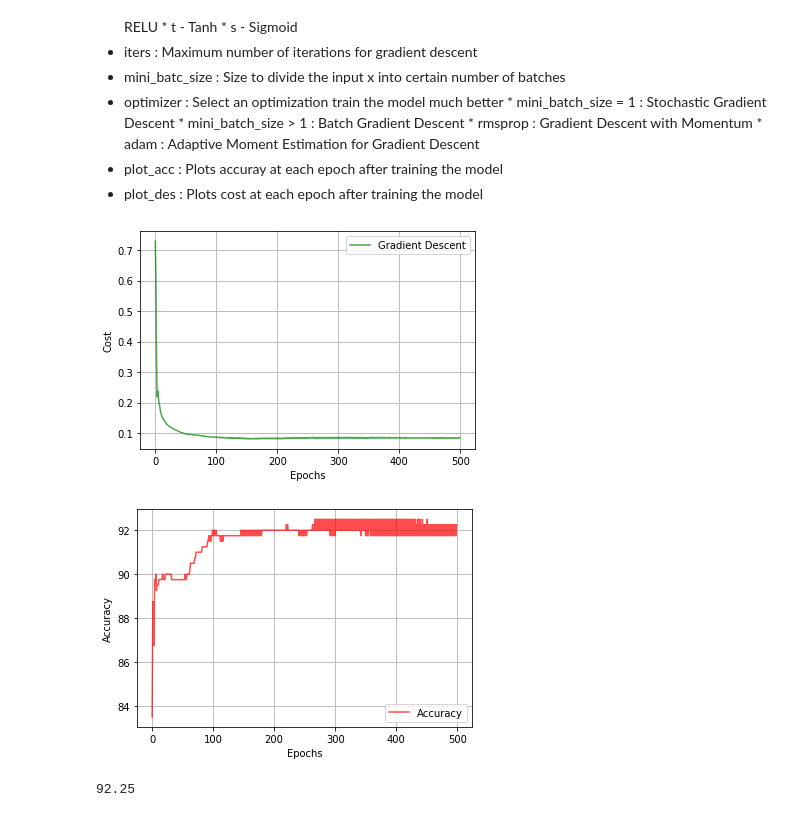
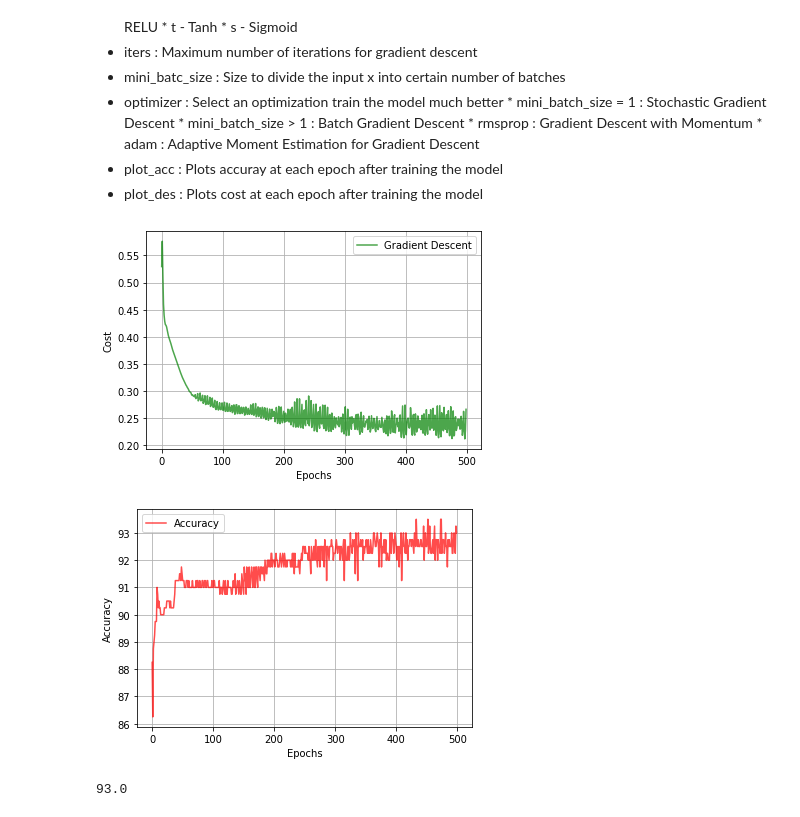
Before and after one commit to narayana8799/Deep-Neural-Network-from-scratch, a Jupyter notebook: Deep Neural Networks from scratch.ipynb, the cells around one changed output. Cells and saved outputs as stored; diff of their text form; code cells hidden in the pictures.

```diff
--- a/Deep Neural Networks from scratch.ipynb
+++ b/Deep Neural Networks from scratch.ipynb
@@ -22,7 +22,7 @@ from math import ceil
 class DNN:
 
     def __init__(self, layers, acts=None, lr=0.001, optimizer=None, iters=2500, mini_batch_size=128,\
-                 beta1=0.9, beta2=0.999, plot_acc=1, plot_descent=1):
+                 lambd=0, beta1=0.9, beta2=0.999, plot_acc=1, plot_descent=1):
         self.layers = layers
         self.acts = None
         self.lr = lr
@@ -30,6 +30,7 @@ class DNN:
         self.beta2 = beta2
         self.epsilon = 1e-7
         self.iters = iters
+        self.lambd = lambd
         self.mbs = mini_batch_size
         self.optimizer = optimizer
         self.ptac, self.ptds = plot_acc, plot_descent
@@ -37,7 +38,8 @@ class DNN:
 
         self.W, self.B, self.A, self.Z = {}, {}, {}, {}
         self.dw, self.db, self.dz = {}, {}, {}
-        self.vdw, self.vdb, self.adw, self.adb, self.cvdw, self.cvdb, self.cadw, self.cadb = {}, {}, {}, {}, {}, {}, {}, {}
+        self.vdw, self.vdb, self.adw, self.adb, self.cvdw, self.cvdb, self.cadw, self.cadb = \
+                                                            {}, {}, {}, {}, {}, {}, {}, {}
         self.mbx, self.mby, self.costs, self.acc = [], [], [], []
 
         if acts:
@@ -130,9 +132,15 @@ class DNN:
 
     def compute_cost(self):
 
+        regterm = 0
         term1 = -self.y*np.log(self.A['A'+str(len(self.layers)-1)]+self.epsilon)
         term2 = -(1-self.y)*np.log(1-self.A['A'+str(len(self.layers)-1)]+self.epsilon)
-        cost = np.sum(term1+term2)/self.m
+
+        for i in range(1, len(self.layers)):
+            regterm += (self.lambd * np.sum(np.square(self.W['W'+str(i)])))
+
+        regterm /= (self.m*2)
+        cost = (np.sum(term1+term2)/self.m) + regterm
         return cost
 
     def accuracy(self):
@@ -150,17 +158,17 @@ class DNN:
                 for i in range(1, len(self.layers)):
                     if self.optimizer.lower()=='adam':
                         self.adam(_)
-                        self.W['W'+str(i)] -= self.lr*\
+                        self.W['W'+str(i)] = self.W['W'+str(i)]*(1-(self.lambd*self.lr)/self.m) - self.lr*\
                                             (self.cvdw['cvdw'+str(i)]/ np.sqrt(self.cadw['cadw'+str(i)] + self.epsilon))
-                        self.B['B'+str(i)] -= self.lr*\
+                        self.B['B'+str(i)] = self.B['B'+str(i)]*(1-(self.lambd*self.lr)/self.m) - self.lr*\
                                             (self.cvdb['cvdb'+str(i)]/ np.sqrt(self.cadb['cadb'+str(i)] + self.epsilon))
                     elif self.optimizer.lower()=='rmsprop':
                         self.momentum(_)
-                        self.W['W'+str(i)] -= self.lr*self.cvdw['cvdw'+str(i)]
-                        self.B['B'+str(i)] -= self.lr*self.cvdb['cvdb'+str(i)]
+                        self.W['W'+str(i)] = self.W['W'+str(i)]*(1-(self.lambd*self.lr)/self.m)-self.lr*self.cvdw['cvdw'+str(i)]
+                        self.B['B'+str(i)] = self.B['B'+str(i)]*(1-(self.lambd*self.lr)/self.m)-self.lr*self.cvdb['cvdb'+str(i)]
                     else:
-                        self.W['W'+str(i)] -= self.lr*self.dw['dw'+str(i)]
-                        self.B['B'+str(i)] -= self.lr*self.db['db'+str(i)]
+                        self.W['W'+str(i)] = self.W['W'+str(i)]*(1-(self.lambd*self.lr)/self.m) - self.lr*self.dw['dw'+str(i)]
+                        self.B['B'+str(i)] = self.B['B'+str(i)]*(1-(self.lambd*self.lr)/self.m) - self.lr*self.db['db'+str(i)]
             self.costs.append(self.compute_cost())
             self.acc.append(self.accuracy())
 
@@ -199,16 +207,18 @@ class DNN:
 # %%
 data = pd.read_csv('Social_Network_Ads.csv')
 x = data.iloc[:, [2,3]].values
 y = data.iloc[:, -1].values
 from sklearn.preprocessing import StandardScaler
+from sklearn.preprocessing import PolynomialFeatures
 x = StandardScaler().fit_transform(x)
-nn = DNN(layers=[2,5,3,2,1], iters=500, lr=0.05, mini_batch_size=128, optimizer='AdAm')
+x = PolynomialFeatures(degree=3).fit_transform(x)
+nn = DNN(layers=[10,5,3,2,1], iters=500, lr=0.05, mini_batch_size=256, optimizer='adam', lambd=0.05)
 nn.fit(x, y)
 # plt.plot(nn.costs)
 # %% [output]
-[figure, old version]
+[figure, new version]
-[figure, old version]
+[figure, new version]
 # %%
 nn.acc[-1]
 # %% [output]
-92.25
+93.0
```
